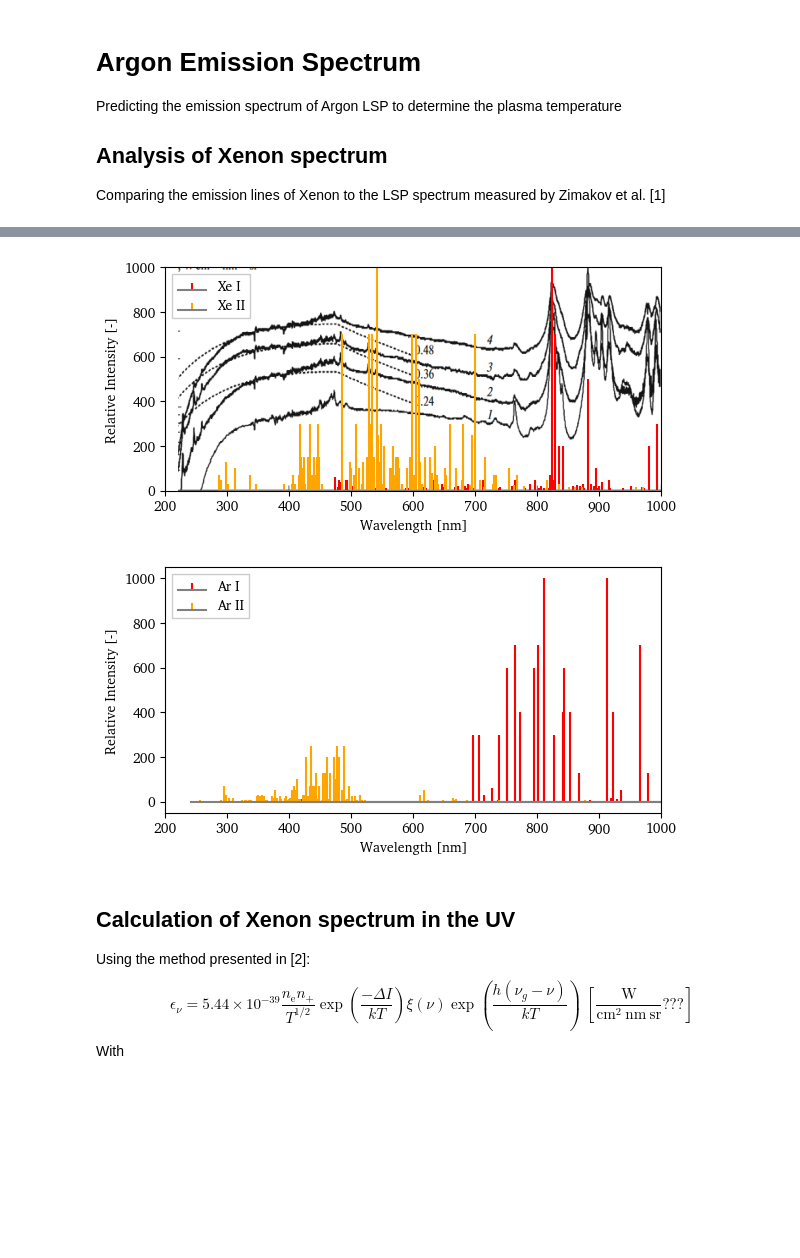
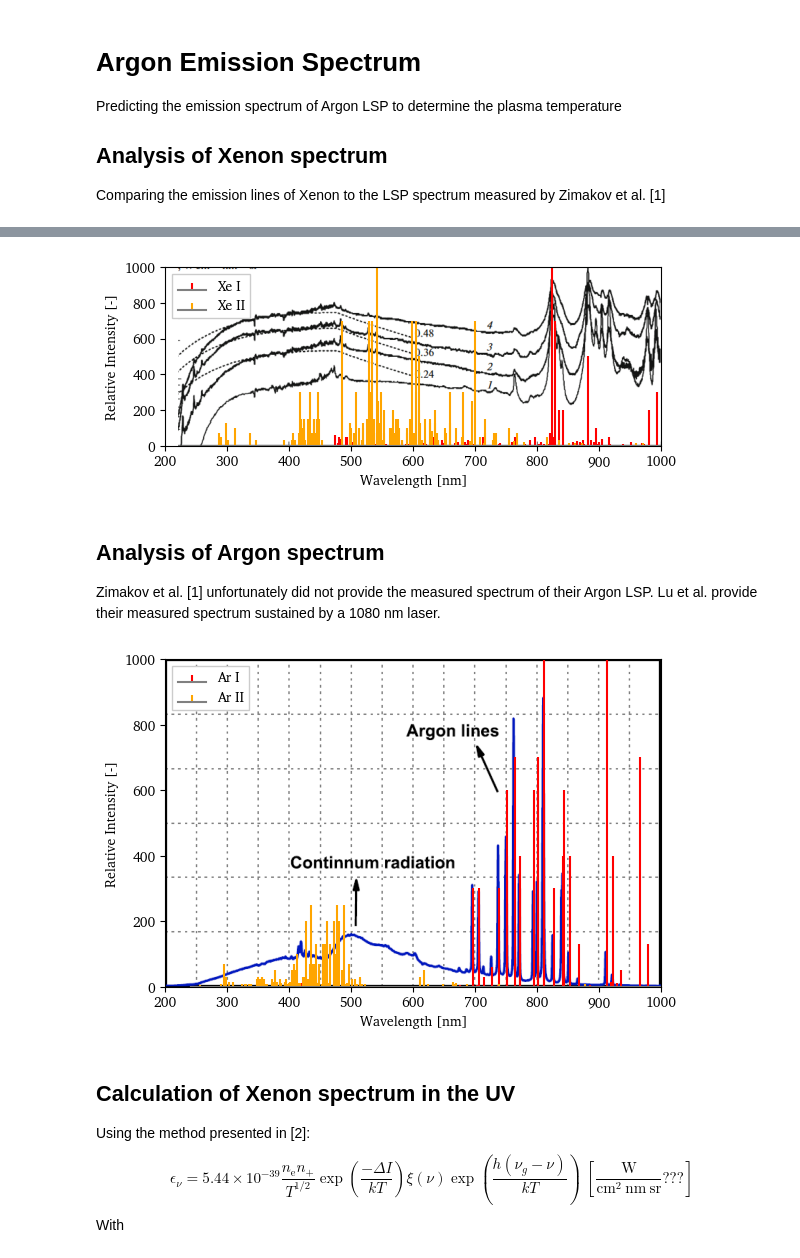
Before and after one commit to eeduplay/MScThesis, a Jupyter notebook: code/argon_spectrum.ipynb, the cells around one changed output, grey strips where cells are left out. Cells and saved outputs as stored; diff of their text form; code cells hidden in the pictures; blank space fills up the shorter version.

Commit message:
Analysis of Lu et al spectrum

```diff
--- a/code/argon_spectrum.ipynb
+++ b/code/argon_spectrum.ipynb
@@ -40,34 +37,39 @@ Warning - xenon: Could not access data from NIST, falling back to cache...
 # %%
 xenonLines['Wavelength [nm]'] = xenonLines['Air Wavelength (Å)']/10
 XeILines = xenonLines[xenonLines['Spectrum'] == 'Xe I']
 XeIILines = xenonLines[xenonLines['Spectrum'] == 'Xe II']
 # ArILines = argonLines[argonLines['Spectrum'] == 'Ar I']
 # ArIILines = argonLines[argonLines['Spectrum'] == 'Ar II']
 
 zimakovData = np.asarray(Image.open('../rawdata/zimakov.png'))
 plt.imshow(zimakovData, extent=(220, 1000, 0, 1000))
 # plt.stem(ArILines['Wavelength [nm]'], ArILines['Intensity'], label='Ar I',
 #          linefmt='red', markerfmt='', basefmt='grey')
 # plt.stem(ArIILines['Wavelength [nm]'], ArIILines['Intensity'], label='Ar II',
 #          linefmt='orange', markerfmt='', basefmt='grey')
 plt.stem(XeILines['Wavelength [nm]'], XeILines['Intensity'], label='Xe I',
          linefmt='red', markerfmt='', basefmt='grey')
 plt.stem(XeIILines['Wavelength [nm]'], XeIILines['Intensity'], label='Xe II',
          linefmt='orange', markerfmt='', basefmt='grey')
 plt.xlabel('Wavelength [nm]')
 plt.ylabel('Relative Intensity [-]')
 plt.xlim(200, 1000)
 ax = plt.gca()
-ax.set_aspect(265/736)
+ax.set_aspect((265/736)*(800/1000))
 plt.legend(loc='upper left')
 plt.show()
 # %% [output]
-[figure, old version]
+[figure, new version]
+# %% [markdown]
+## Analysis of Argon spectrum
+Zimakov et al. [1] unfortunately did not provide the measured spectrum of their Argon LSP. Lu et al. provide their measured spectrum sustained by a 1080 nm laser.
 # %%
 argonLines['Wavelength [nm]'] = argonLines['Air Wavelength (Å)']/10
 ArILines = argonLines[argonLines['Spectrum'] == 'Ar I']
 ArIILines = argonLines[argonLines['Spectrum'] == 'Ar II']
 
+luData = np.asarray(Image.open('../rawdata/lu_argon.png'))
+plt.imshow(luData, extent=(200, 1000, 0, 1000))
 plt.stem(ArILines['Wavelength [nm]'], ArILines['Intensity'], label='Ar I',
          linefmt='red', markerfmt='', basefmt='grey')
 plt.stem(ArIILines['Wavelength [nm]'], ArIILines['Intensity'], label='Ar II',
@@ -76,11 +78,11 @@ plt.xlabel('Wavelength [nm]')
 plt.ylabel('Relative Intensity [-]')
 plt.xlim(200, 1000)
 ax = plt.gca()
-ax.set_aspect(265/736)
+ax.set_aspect((457/692)*(800/1000))
 plt.legend(loc='upper left')
 plt.show()
 # %% [output]
-[figure, old version]
+[figure, new version]
 # %% [markdown]
 ## Calculation of Xenon spectrum in the UV
 Using the method presented in [2]:
```
Also changed, not shown: parts of 2 cells of this notebook, 1 other file.
